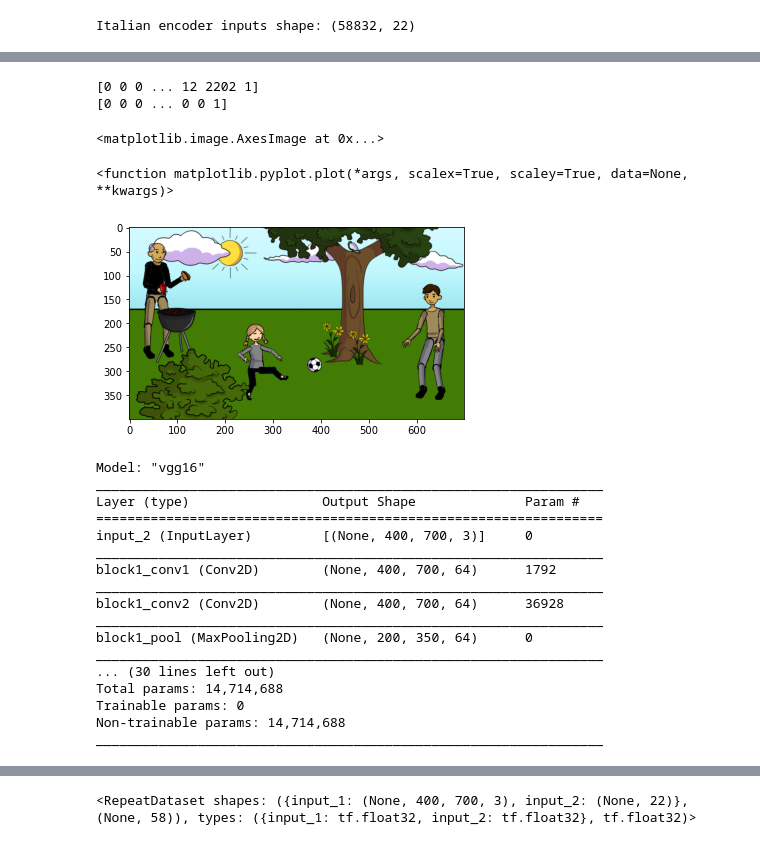
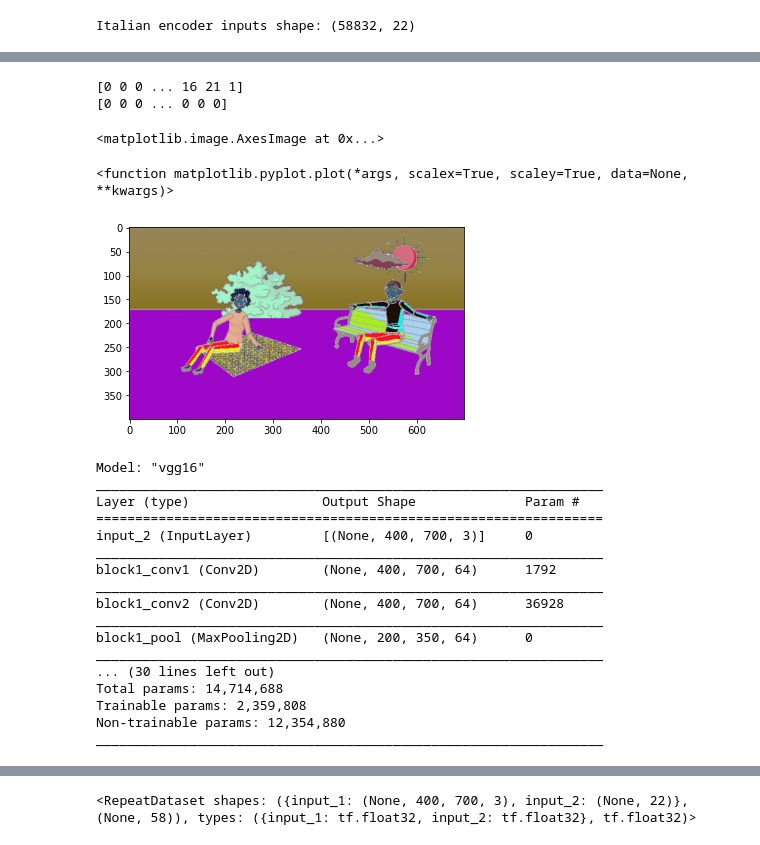
Before and after one commit to tizianofucci/A2NDLVisualQuestionAnswering, a Jupyter notebook: Notebook/local.ipynb, the cells around one changed output, grey strips where cells are left out. Cells and saved outputs as stored; diff of their text form; code cells hidden in the pictures.

```diff
--- a/Notebook/local.ipynb
+++ b/Notebook/local.ipynb
@@ -379,7 +377,7 @@ class CustomDataset(tf.keras.utils.Sequence):
         if self.preprocessing_function is not None:
             img_arr = self.preprocessing_function(img_arr)
 
-        pair = {"input_1": img_arr, "input_2": question}
+        pair = {"vgg16_input": img_arr, "zzz_input": question}
 
         return pair, answer
 # %%
@@ -424,20 +422,20 @@ img_h = 400
 img_w = 700
 
 dataset = CustomDataset(cwd, 'training',
-                        img_generator=img_data_gen, preprocessing_function=None, out_shape=[img_w,img_h])
+                        img_generator=img_data_gen, preprocessing_function=preprocess_input, out_shape=[img_w,img_h])
 
 dataset_valid = CustomDataset(cwd, 'validation',
-                              preprocessing_function=None,out_shape=[img_w,img_h])
+                              preprocessing_function=preprocess_input,out_shape=[img_w,img_h])
 # %%
 #Creation of datasets (the commented line are the ones for getting also the haricot Dataset)
 
 
 train_dataset = tf.data.Dataset.from_generator(lambda: dataset,
-                                               output_types=({"input_1": tf.float32, "input_2": tf.float32}, tf.float32),
-                                               output_shapes=({"input_1": [img_h, img_w, 3], "input_2":  22}, 58)
+                                               output_types=({"vgg16_input": tf.float32, "zzz_input": tf.float32}, tf.float32),
+                                               output_shapes=({"vgg16_input": [img_h, img_w, 3], "zzz_input":  22}, 58)
                                               )
 
-bs=16
+bs=18
 
 
 train_dataset = train_dataset.batch(bs)
@@ -445,8 +443,8 @@ train_dataset = train_dataset.batch(bs)
 train_dataset = train_dataset.repeat()
 
 valid_dataset = tf.data.Dataset.from_generator(lambda: dataset_valid,
-                                               output_types=({"input_1": tf.float32, "input_2": tf.float32}, tf.float32),
-                                               output_shapes=({"input_1": [img_h, img_w, 3], "input_2":  22}, 58)
+                                               output_types=({"vgg16_input": tf.float32, "zzz_input": tf.float32}, tf.float32),
+                                               output_shapes=({"vgg16_input": [img_h, img_w, 3], "zzz_input":  22}, 58)
                                               )
 
 valid_dataset = valid_dataset.batch(bs)
@@ -471,28 +469,28 @@ iterator = iter(valid_dataset)
 # %%
 
 augmented_img = next(iterator)
 
 
-image = augmented_img[0]['input_1'][0]   # First element
+image = augmented_img[0]['vgg16_input'][0]   # First element
 
-tf.print (augmented_img[0]['input_2'][0])
+tf.print (augmented_img[0]['zzz_input'][0])
 tf.print (augmented_img[1][0])
 
 plt.imshow(np.uint8(image))
 plt.plot
 # %% [output]
-[0 0 0 ... 12 2202 1]
-[0 0 0 ... 0 0 1]
+[0 0 0 ... 16 21 1]
+[0 0 0 ... 0 0 0]
 <matplotlib.image.AxesImage at 0x...>
 <function matplotlib.pyplot.plot(*args, scalex=True, scaley=True, data=None, **kwargs)>
-[figure, old version]
+[figure, new version]
 # %%
 #Loading of VGG that will be used as a Backbone
 vgg = tf.keras.applications.VGG16(weights='imagenet', include_top=False, input_shape=(img_h, img_w, 3))
 
 # for layer in vgg.layers:
 #   layer.trainable = False
-freeze_until = 18 # layer from which we want to fine-tune
+freeze_until = 17 # layer from which we want to fine-tune
 
 for layer in vgg.layers[:freeze_until]:
     layer.trainable = False
@@ -512,8 +510,8 @@ block1_pool (MaxPooling2D)   (None, 200, 350, 64)      0
 _________________________________________________________________
 ... (30 lines left out)
 Total params: 14,714,688
-Trainable params: 0
-Non-trainable params: 14,714,688
+Trainable params: 2,359,808
+Non-trainable params: 12,354,880
 _________________________________________________________________
 # %%
 # This function is used for creating a model without skip connections
```
Also changed, not shown: parts of 12 cells of this notebook.
